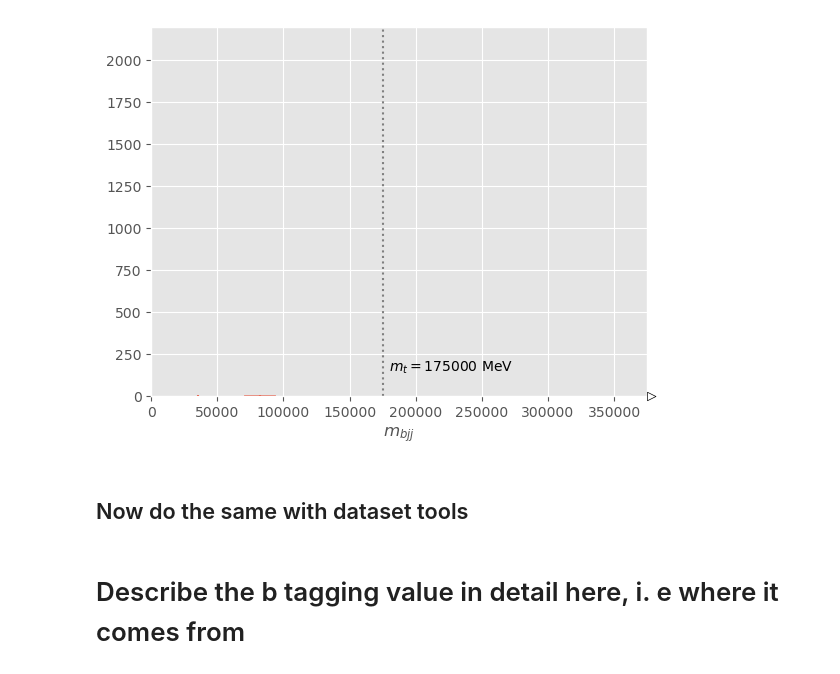
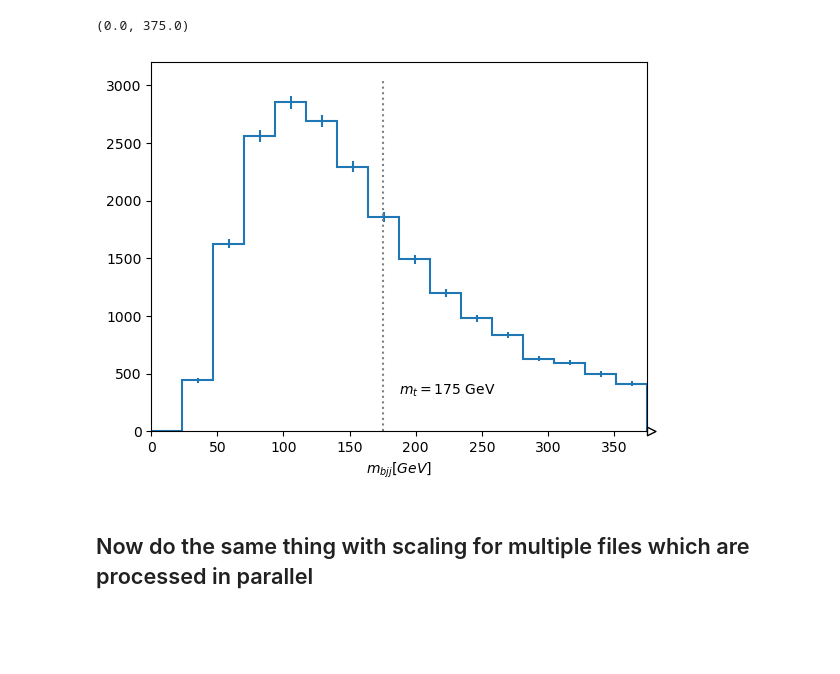
Before and after one commit to iris-hep/agc-physlite, a Jupyter notebook: main_code.ipynb, the cells around one changed output. Drawn from its saved outputs; the diff is of its cells as text; code cells hidden in the pictures; blank space fills up the shorter version.

```diff
--- a/main_code.ipynb
+++ b/main_code.ipynb
@@ -110,10 +64,3 @@ def calculate_jets_btagDL1d(events):
     DDL1 = np.log(DDL1)
 
     return DDL1
-# %%
-jets = events.Jets
-
-jets["btagDL1d"] = calculate_jets_btagDL1d(events)
-
-# print(events.Jets.fields)
-print(events.fields)
@@ -122,9 +67,10 @@ print(events.fields)
 # %%
-def calculate_trijet_mass(events):
+def calculate_trijet_mass_and_ev_filter(events):
     # pT > 30 GeV for leptons, > 25 GeV for jets
     selected_electrons = events.Electrons[events.Electrons.pt > 30 & (np.abs(events.Electrons.eta) < 2.1)]
     selected_muons = events.Muons[events.Muons.pt > 30 & (np.abs(events.Muons.eta) < 2.1)]
 
+    # calculate tagging variable and attach it to jets
     jets = events.Jets
     jets["btagDL1d"] = calculate_jets_btagDL1d(events)
     selected_jets = jets[events.Jets.pt > 25 & (np.abs(events.Jets.eta) < 2.4)]
@@ -146,15 +92,11 @@ def calculate_trijet_mass(events):
     trijet["max_btag"] = np.maximum(trijet.j1.btagDL1d, np.maximum(trijet.j2.btagDL1d, trijet.j3.btagDL1d))
     trijet = trijet[trijet.max_btag > B_TAG_THRESHOLD]  # at least one-btag in trijet candidates
 
-    # trijet = trijet[ak.count(trijet.p4.pt, axis=1) > 0] # remove empty arrays. The empty arrays may occur due to the b tag selection
-
     # pick trijet candidate with largest pT and calculate mass of system
     trijet_mass = trijet["p4"][ak.argmax(trijet.p4.pt, axis=1, keepdims=True)].mass
 
 
-    return ak.flatten(trijet_mass)
+    return ak.flatten(trijet_mass), event_filters
 # %%
-reconstructed_top_mass = calculate_trijet_mass(events)
-
-
-hist_reco_mtop = hist.dask.Hist.new.Reg(16, 0, 375000, label="$m_{bjj}$").Double().fill(reconstructed_top_mass)
+reconstructed_top_mass, _ = calculate_trijet_mass_and_ev_filter(events)
+hist_reco_mtop = hist.dask.Hist.new.Reg(16, 0, 375, label="$m_{bjj} [GeV]$").Double().fill(reconstructed_top_mass/1000)
@@ -166,18 +103,19 @@ artists = hist_reco_mtop.compute().plot()
 # %%
+# perform computation and visualize
+artists = hist_reco_mtop.compute().plot()
+
 # and annotate the visualization
 fig_dir = Path.cwd() / "figures"
 fig_dir.mkdir(parents=True, exist_ok=True)
 
 ax = artists[0].stairs.axes
 fig = ax.get_figure()
-ax.vlines(175000, 0, 2200, colors=["grey"], linestyle="dotted")
-ax.text(180000, 150, "$m_{t} = 175000$ MeV")
-ax.set_xlim([0, 375000])
-ax.set_ylim([0, 2200])
-
-fig.savefig(fig_dir / "trijet_mass.png", dpi=300)
-fig
+ax.vlines(175, 0, ax.get_ylim()[1], colors=["grey"], linestyle="dotted")
+ax.text(0.5, 0.1, "$m_{t} = 175$ GeV", transform = ax.transAxes)
+ax.set_xlim([0, 375])
+# ax.set_ylim([0, None])
 # %% [output]
+(0.0, 375.0)
-[figure, old version]
+[figure, new version]
 # %% [markdown]
-## Now do the same with dataset tools
+## Now do the same thing with scaling for multiple files which are processed in parallel
@@ -523,2 +121,0 @@ for k, v in samples.items():
-# %% [markdown]
-# Describe the b tagging value in detail here, i. e where it comes from
```
Also changed, not shown: parts of 15 cells of this notebook, 2 other files.
